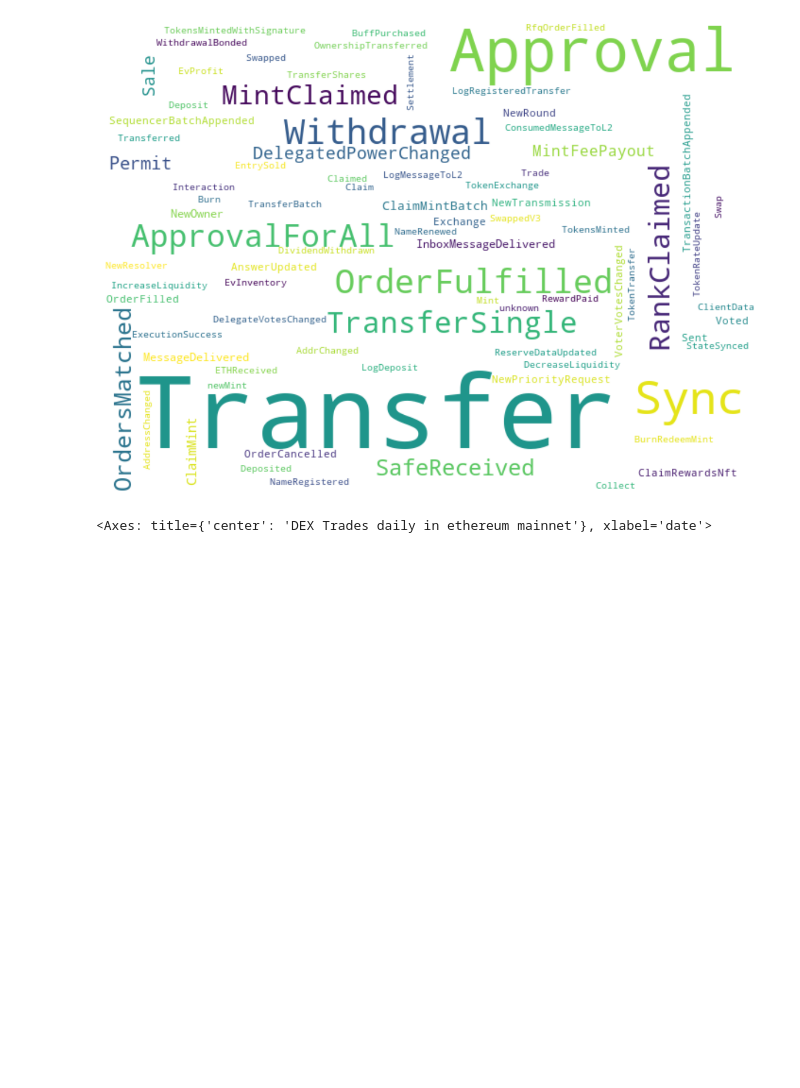
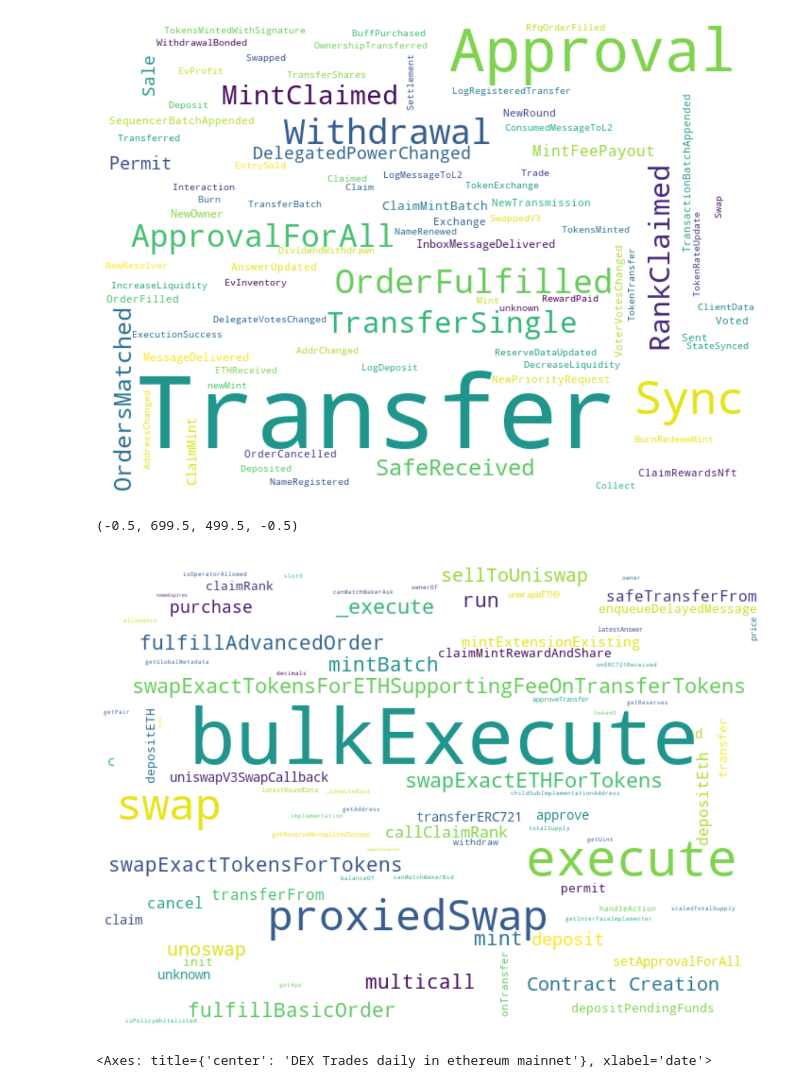
Before and after one commit to bitquery/why-blockchain-data-matters, a Jupyter notebook: Presentation.ipynb, the cells around one changed output. Cells and saved outputs as stored; diff of their text form; code cells hidden in the pictures; blank space fills up the shorter version.

```diff
--- a/Presentation.ipynb
+++ b/Presentation.ipynb
@@ -363,6 +371,38 @@ plt.axis('off')
 # %% [output]
 (-0.5, 699.5, 499.5, -0.5)
 [figure]
+# %%
+def gas_methods(year):
+
+    methods_2023 = graphql("https://graphql.bitquery.io", """query {{
+      ethereum {{
+        smartContractCalls(
+          options: {{desc: "count" limit: 100}}
+          date: {{between: ["{year}-01-01","{year}-03-31"]}}) {{
+          count
+          gasValue
+          smartContractMethod {{
+            name
+          }}
+        }}
+      }}
+    }}""".format(year=year))
+
+    methods_2023_df = pd.DataFrame(methods_2023['ethereum']['smartContractCalls'])
+    methods_2023_df['method'] = methods_2023_df['smartContractMethod'].apply(lambda x :  x['name'] or 'unknown'  )
+    methods_2023_df['avgGas'] = methods_2023_df.apply(lambda x :  int(10000000*float(x['gasValue'])/float(x['count']))  , axis=1)
+    methods_2023_df.set_index(['method'],inplace=True)
+    return methods_2023_df.to_dict()['avgGas']
+# %%
+plt.figure(figsize=(15,15))
+wc = WordCloud(background_color="white", width=700, height=500)
+wc.generate_from_frequencies(gas_methods(2023))
+
+plt.imshow(wc.recolor( colormap= 'viridis' , random_state=17), interpolation="bilinear")
+plt.axis('off')
+# %% [output]
+(-0.5, 699.5, 499.5, -0.5)
+[figure, added]
 # %%
 monthly_dex = graphql("https://graphql.bitquery.io", """{
   ethereum {
```
Also changed, not shown: parts of 1 cell of this notebook.
